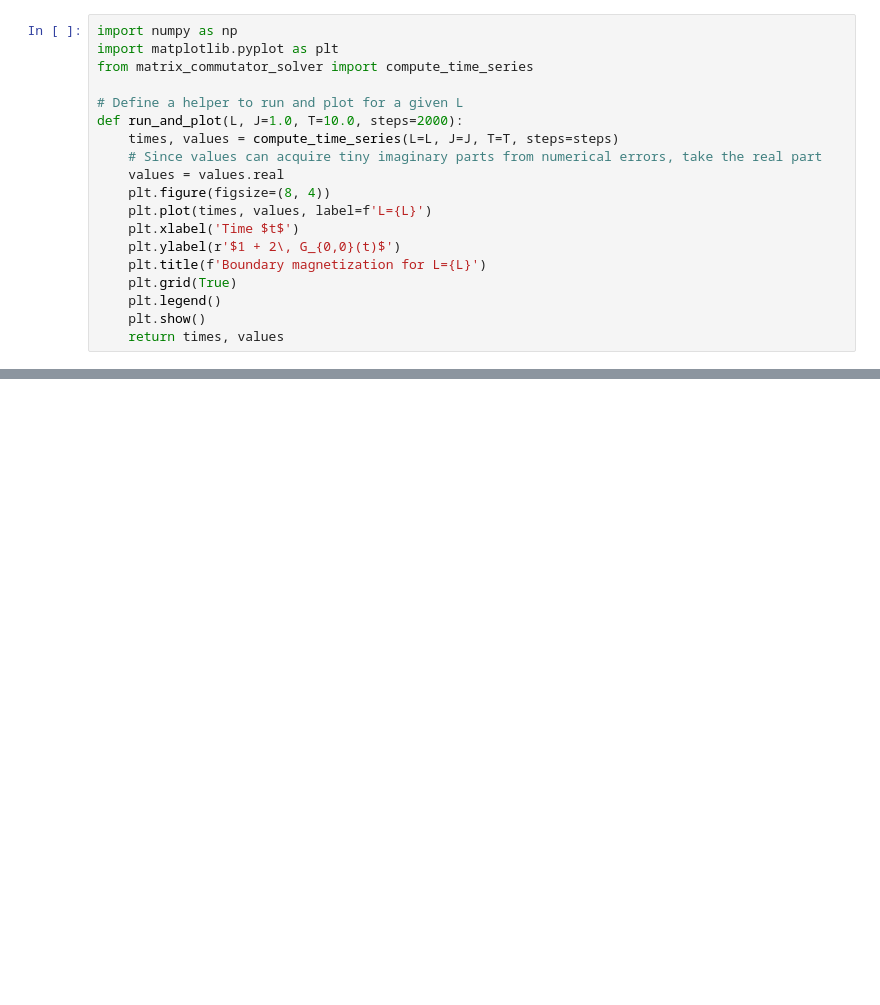
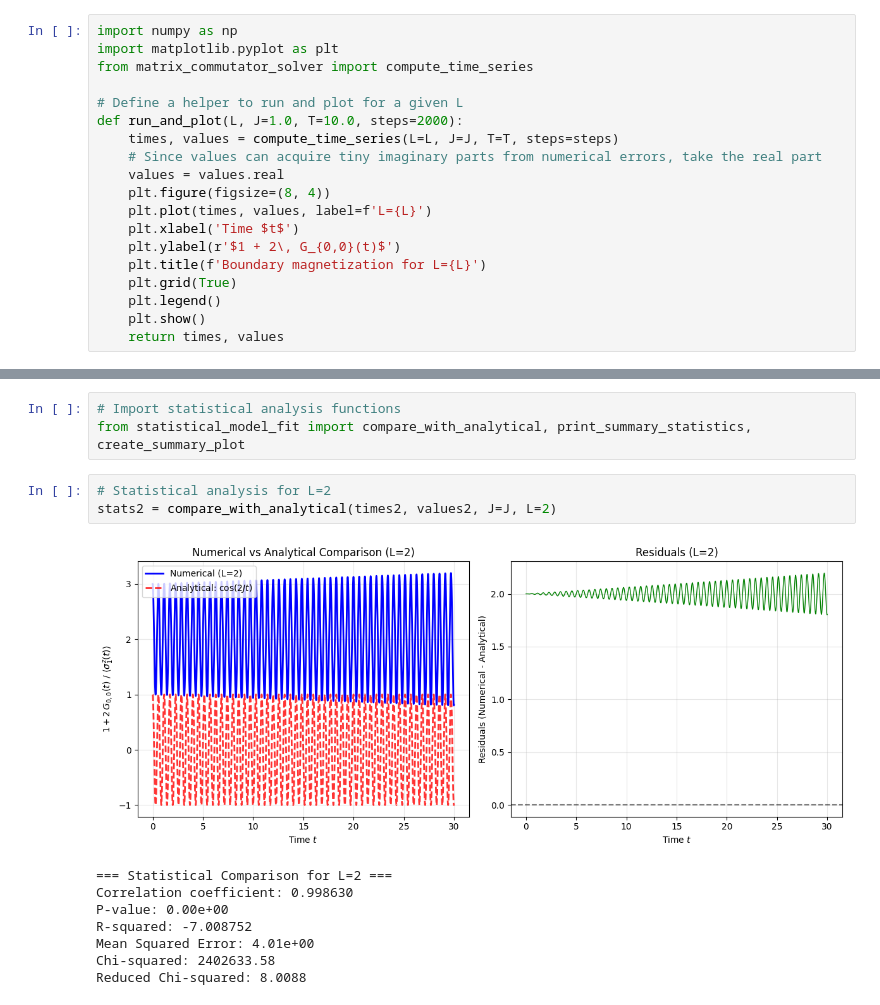
Before and after one commit to alonk-me/Quntum-measurment-model, a Jupyter notebook: free_fermion/run_simulations.ipynb, the cells around one changed output, grey strips where cells are left out. Saved outputs shown, nothing was run; the diff lists cells and outputs as text; blank space fills up the shorter version.

```diff
--- a/free_fermion/run_simulations.ipynb
+++ b/free_fermion/run_simulations.ipynb
@@ -48,0 +51,15 @@ times3, values3 = run_and_plot(L=3, J=J, T=T, steps=steps)
+# %%
+# Import statistical analysis functions
+from statistical_model_fit import compare_with_analytical, print_summary_statistics, create_summary_plot
+# %%
+# Statistical analysis for L=2
+stats2 = compare_with_analytical(times2, values2, J=J, L=2)
+# %% [output]
+[figure, added]
+=== Statistical Comparison for L=2 ===
+Correlation coefficient: 0.998630
+P-value: 0.00e+00
+R-squared: -7.008752
+Mean Squared Error: 4.01e+00
+Chi-squared: 2402633.58
+Reduced Chi-squared: 8.0088
```
Also changed, not shown: parts of 4 cells of this notebook, 1 other file.
